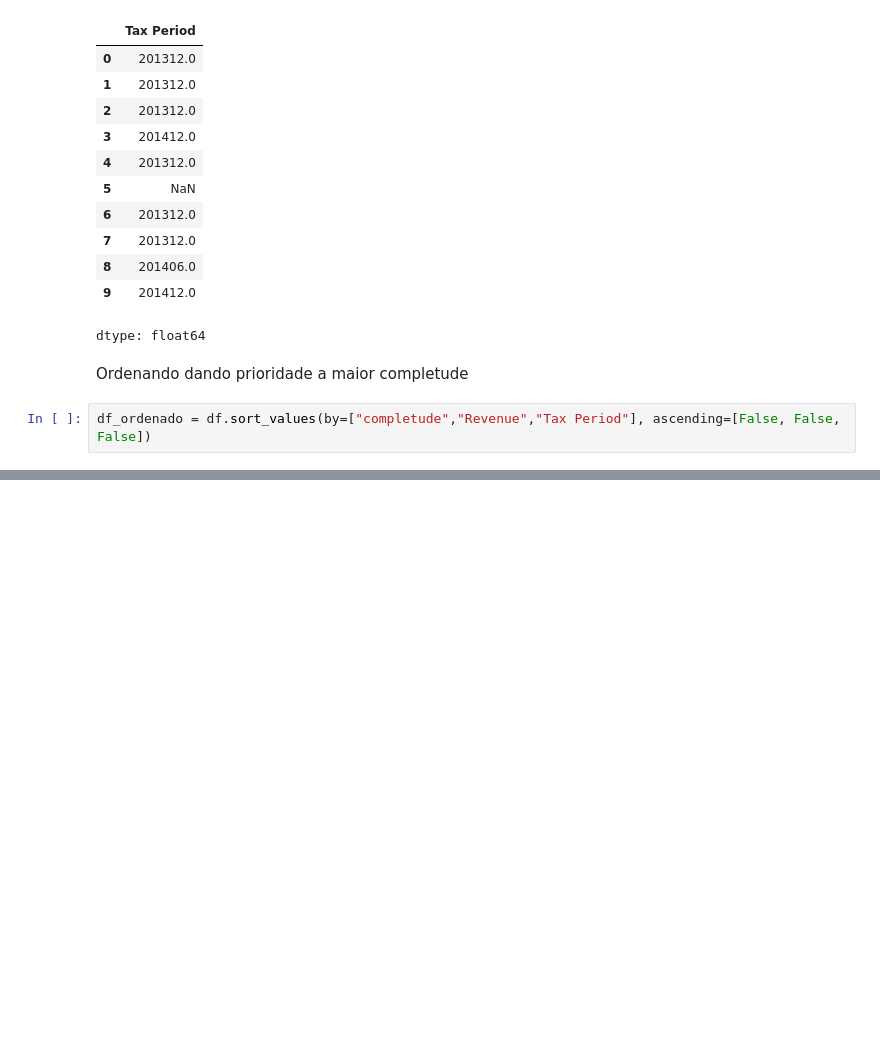
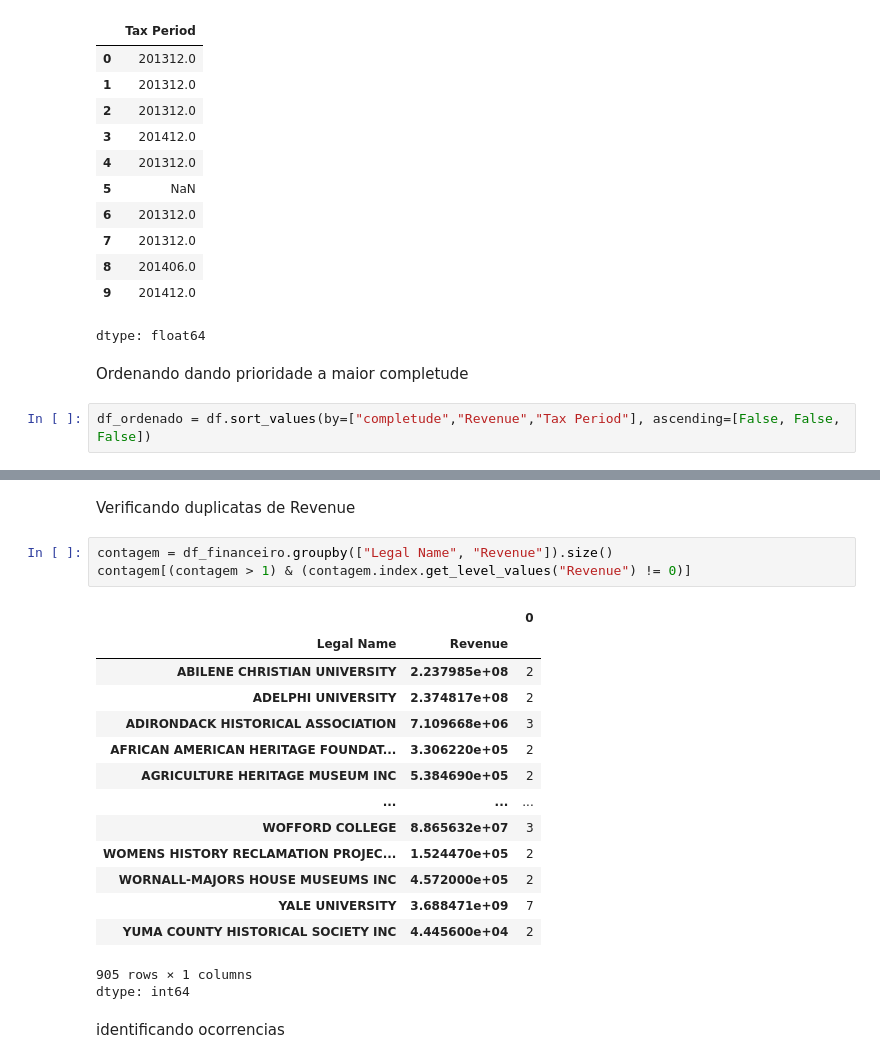
Before and after one commit to walenkildely/data2-museum-analise, a Jupyter notebook: notebook/data2-museum-analise.ipynb, the cells around one changed output, grey strips where cells are left out. Cells and saved outputs as stored; diff of their text form; blank space fills up the shorter version.

```diff
--- a/notebook/data2-museum-analise.ipynb
+++ b/notebook/data2-museum-analise.ipynb
@@ -223,0 +315,23 @@ df_ordenado = df.sort_values(by=["completude","Revenue","Tax Period"], ascending
+# %% [markdown]
+Verificando duplicatas de Revenue
+# %%
+contagem = df_financeiro.groupby(["Legal Name", "Revenue"]).size()
+contagem[(contagem > 1) & (contagem.index.get_level_values("Revenue") != 0)]
+# %% [output]
+|  |  | 0 |
+| Legal Name | Revenue |  |
+| ABILENE CHRISTIAN UNIVERSITY | 2.237985e+08 | 2 |
+| ADELPHI UNIVERSITY | 2.374817e+08 | 2 |
+| ADIRONDACK HISTORICAL ASSOCIATION | 7.109668e+06 | 3 |
+| AFRICAN AMERICAN HERITAGE FOUNDAT... | 3.306220e+05 | 2 |
+| AGRICULTURE HERITAGE MUSEUM INC | 5.384690e+05 | 2 |
+| ... | ... | ... |
+| WOFFORD COLLEGE | 8.865632e+07 | 3 |
+| WOMENS HISTORY RECLAMATION PROJEC... | 1.524470e+05 | 2 |
+| WORNALL-MAJORS HOUSE MUSEUMS INC | 4.572000e+05 | 2 |
+| YALE UNIVERSITY | 3.688471e+09 | 7 |
+| YUMA COUNTY HISTORICAL SOCIETY INC | 4.445600e+04 | 2 |
+905 rows × 1 columns
+dtype: int64
+# %% [markdown]
+identificando ocorrencias
```
Also changed, not shown: parts of 24 cells of this notebook.
